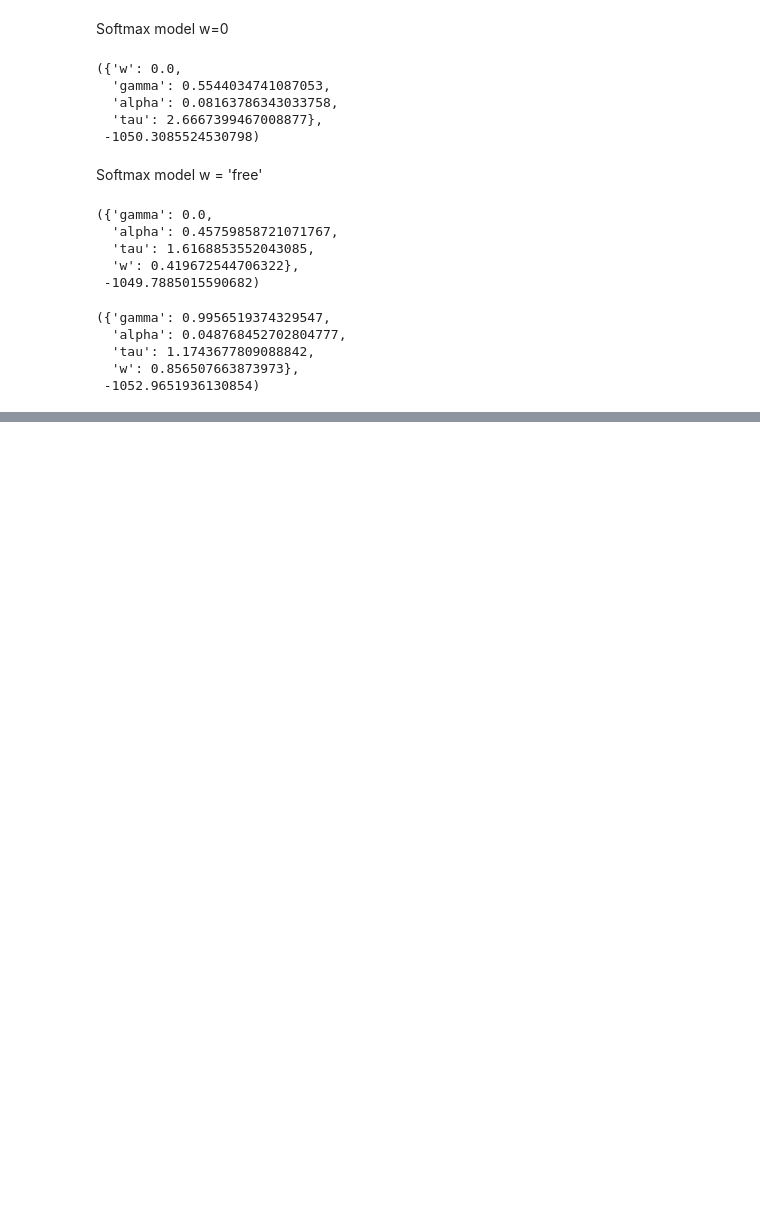
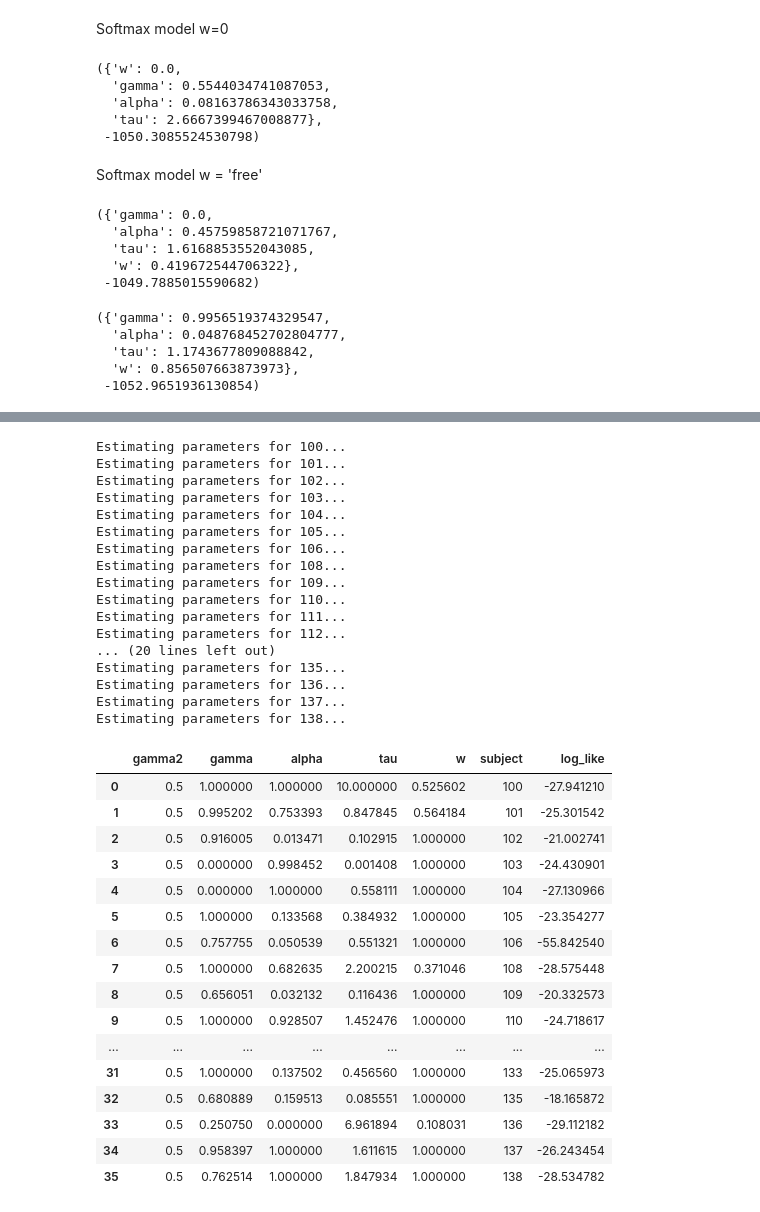
Before and after one commit to prestonlab/tesser_successor, a Jupyter notebook: group_test-Copy1.ipynb, the cells around one changed output, grey strips where cells are left out. Cells and saved outputs as stored; diff of their text form; code cells hidden in the pictures; blank space fills up the shorter version.

```diff
--- a/group_test.ipynb
+++ b/group_test-Copy1.ipynb
@@ -383,0 +420,42 @@ fit.cfit_induct(struct_all, induct_all, fixed, var_names, var_bounds,
+# %%
+fixed = {'gamma2': 0.5}
+var_names = ['gamma', 'alpha', 'tau', 'w']
+var_bounds = {'alpha': [0, 1], 'gamma': [0, 1], 'tau': [0, 10], 'w' : [0, 1]}
+results_gamma = fit.cfit_induct_indiv(struct_all, induct_all, fixed, var_names, var_bounds,
+                                n_states=n_states, model='gamma')
+results_gamma
+# %% [output]
+Estimating parameters for 100...
+Estimating parameters for 101...
+Estimating parameters for 102...
+Estimating parameters for 103...
+Estimating parameters for 104...
+Estimating parameters for 105...
+Estimating parameters for 106...
+Estimating parameters for 108...
+Estimating parameters for 109...
+Estimating parameters for 110...
+Estimating parameters for 111...
+Estimating parameters for 112...
+... (20 lines left out)
+Estimating parameters for 135...
+Estimating parameters for 136...
+Estimating parameters for 137...
+Estimating parameters for 138...
+|  | gamma2 | gamma | alpha | tau | w | subject | log_like |
+| 0 | 0.5 | 1.000000 | 1.000000 | 10.000000 | 0.525602 | 100 | -27.941210 |
+| 1 | 0.5 | 0.995202 | 0.753393 | 0.847845 | 0.564184 | 101 | -25.301542 |
+| 2 | 0.5 | 0.916005 | 0.013471 | 0.102915 | 1.000000 | 102 | -21.002741 |
+| 3 | 0.5 | 0.000000 | 0.998452 | 0.001408 | 1.000000 | 103 | -24.430901 |
+| 4 | 0.5 | 0.000000 | 1.000000 | 0.558111 | 1.000000 | 104 | -27.130966 |
+| 5 | 0.5 | 1.000000 | 0.133568 | 0.384932 | 1.000000 | 105 | -23.354277 |
+| 6 | 0.5 | 0.757755 | 0.050539 | 0.551321 | 1.000000 | 106 | -55.842540 |
+| 7 | 0.5 | 1.000000 | 0.682635 | 2.200215 | 0.371046 | 108 | -28.575448 |
+| 8 | 0.5 | 0.656051 | 0.032132 | 0.116436 | 1.000000 | 109 | -20.332573 |
+| 9 | 0.5 | 1.000000 | 0.928507 | 1.452476 | 1.000000 | 110 | -24.718617 |
+| ... | ... | ... | ... | ... | ... | ... | ... |
+| 31 | 0.5 | 1.000000 | 0.137502 | 0.456560 | 1.000000 | 133 | -25.065973 |
+| 32 | 0.5 | 0.680889 | 0.159513 | 0.085551 | 1.000000 | 135 | -18.165872 |
+| 33 | 0.5 | 0.250750 | 0.000000 | 6.961894 | 0.108031 | 136 | -29.112182 |
+| 34 | 0.5 | 0.958397 | 1.000000 | 1.611615 | 1.000000 | 137 | -26.243454 |
+| 35 | 0.5 | 0.762514 | 1.000000 | 1.847934 | 1.000000 | 138 | -28.534782 |
```
Also changed, not shown: parts of 4 cells of this notebook, 18 other files.
